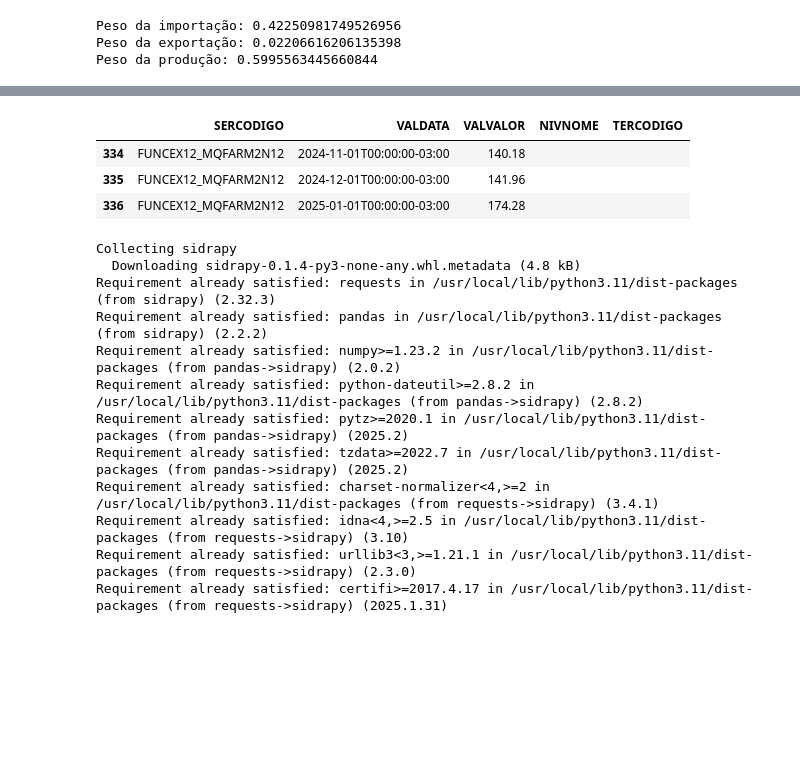
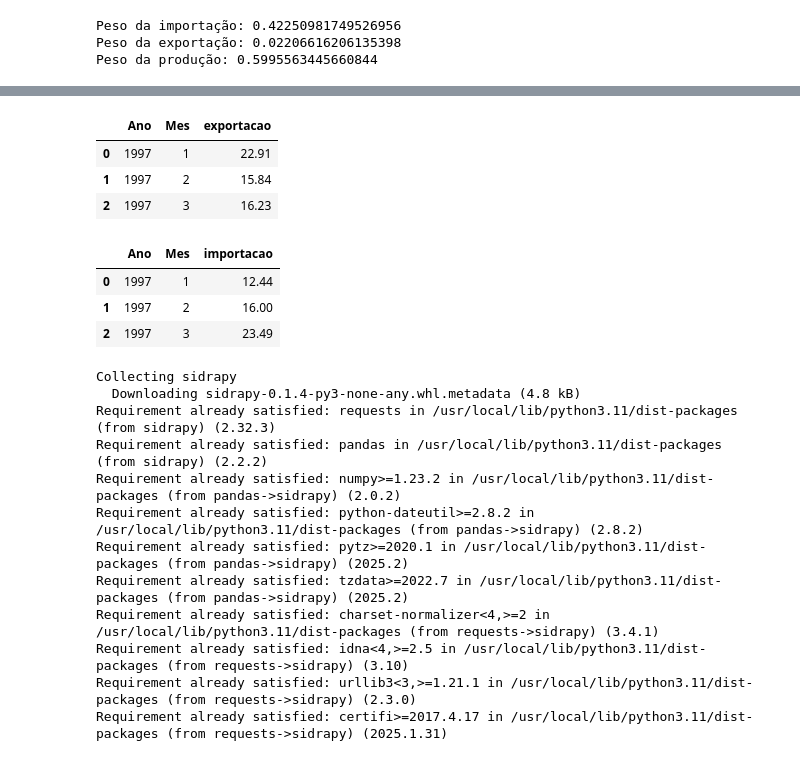
Before and after one commit to amiltonmendes/consumo-aparente, a Jupyter notebook: Cálculo de consumo nacional aparente.ipynb, the cells around one changed output, grey strips where cells are left out. Drawn from its saved outputs; the diff is of its cells as text; code cells hidden in the pictures; blank space fills up the shorter version.

```diff
--- a/Cálculo de consumo nacional aparente.ipynb
+++ b/Cálculo de consumo nacional aparente.ipynb
@@ -107,14 +205,19 @@ Successfully installed pyIpeaData-0.0.1
-# %%
-import pyIpeaData as ip
-
-dados_exportacao_farmacos = ip.get_serie('FUNCEX12_XQFARM2N12')
-dados_importacao_farmacos = ip.get_serie('FUNCEX12_MQFARM2N12')
-dados_importacao_farmacos.tail(3)
-# %% [output]
-|  | SERCODIGO | VALDATA | VALVALOR | NIVNOME | TERCODIGO |
-| 334 | FUNCEX12_MQFARM2N12 | 2024-11-01T00:00:00-03:00 | 140.18 |  |  |
-| 335 | FUNCEX12_MQFARM2N12 | 2024-12-01T00:00:00-03:00 | 141.96 |  |  |
-| 336 | FUNCEX12_MQFARM2N12 | 2025-01-01T00:00:00-03:00 | 174.28 |  |  |
+# %%
+
+
+dados_exportacao_farmacos.head(3)
+# %% [output]
+|  | Ano | Mes | exportacao |
+| 0 | 1997 | 1 | 22.91 |
+| 1 | 1997 | 2 | 15.84 |
+| 2 | 1997 | 3 | 16.23 |
+# %%
+dados_importacao_farmacos.head(3)
+# %% [output]
+|  | Ano | Mes | importacao |
+| 0 | 1997 | 1 | 12.44 |
+| 1 | 1997 | 2 | 16.00 |
+| 2 | 1997 | 3 | 23.49 |
 # %%
 !pip install sidrapy
 # %% [output]
```
Also changed, not shown: parts of 30 cells of this notebook.
